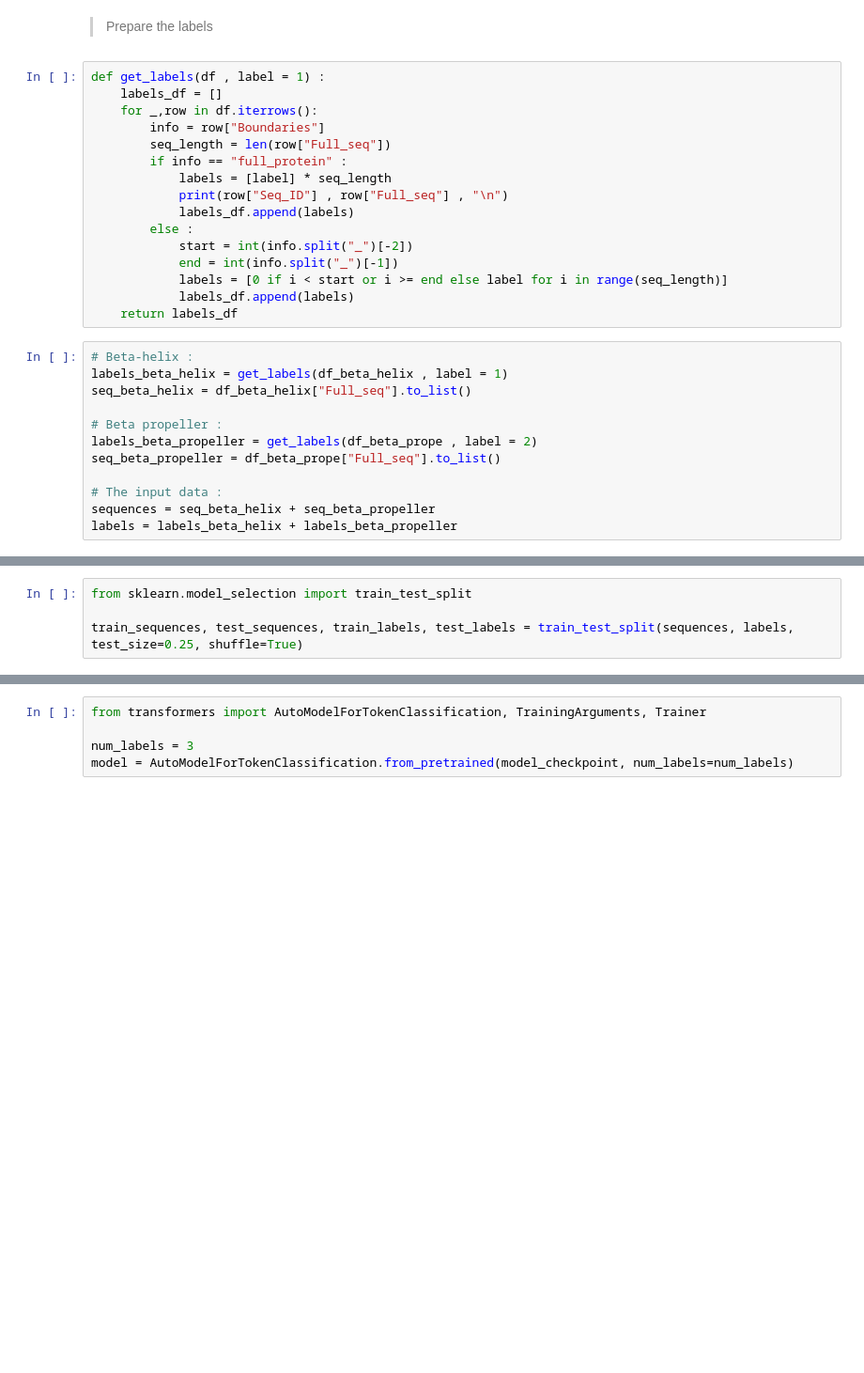
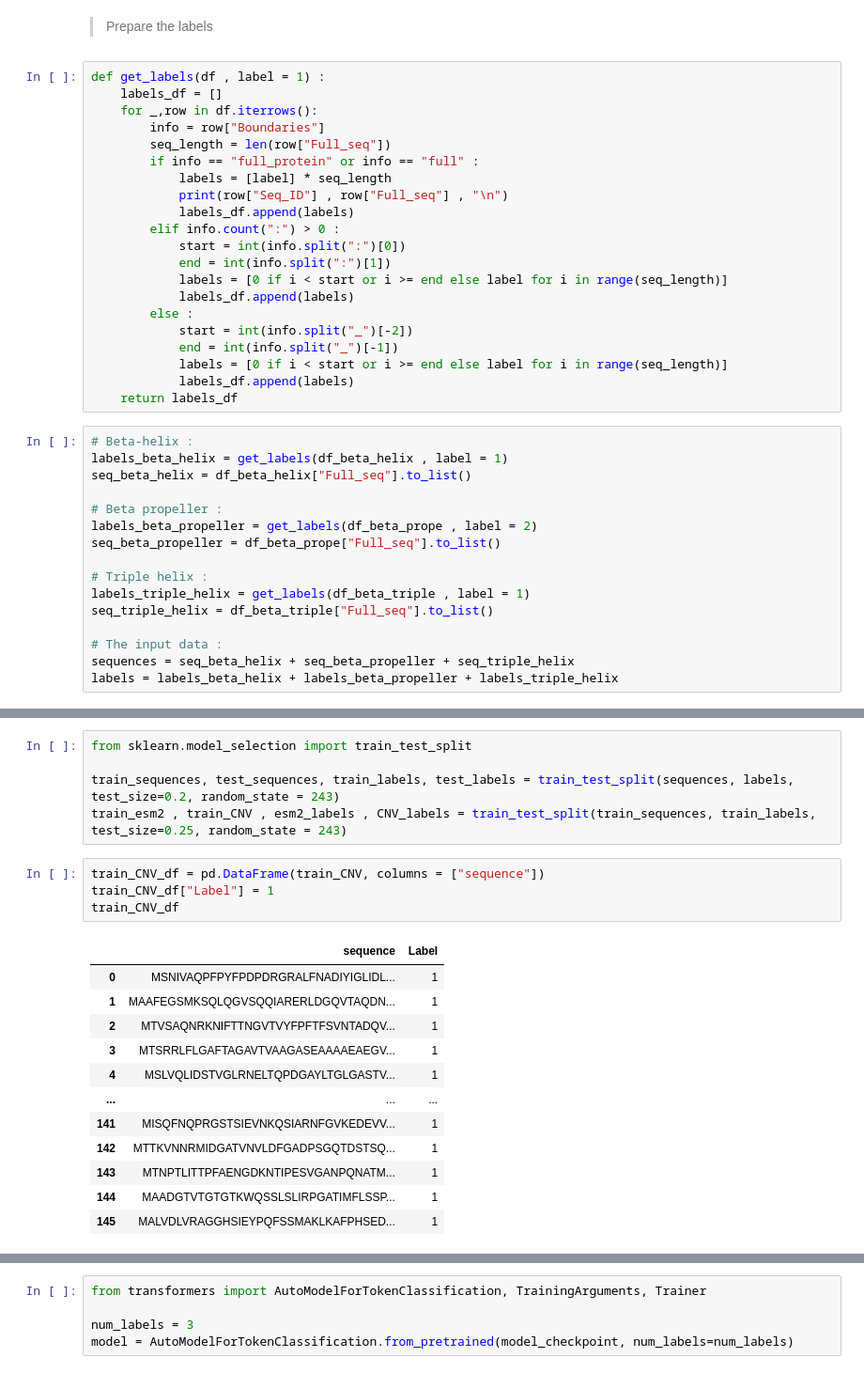
Before and after one commit to dimiboeckaerts/DepoScope, a Jupyter notebook: scripts_clean/VI.PT1_esm2_FineTuning_Token_class.ipynb, the cells around one changed output, grey strips where cells are left out. Shown at 94% size. Cells and saved outputs as stored; diff of their text form; blank space fills up the shorter version.

```diff
--- a/scripts_clean/VI.PT1_esm2_FineTuning_Token_class.ipynb
+++ b/scripts_clean/VI.PT1_esm2_FineTuning_Token_class.ipynb
@@ -76,9 +105,14 @@ def get_labels(df , label = 1) :
     for _,row in df.iterrows():
         info = row["Boundaries"]
         seq_length = len(row["Full_seq"])
-        if info == "full_protein" :
+        if info == "full_protein" or info == "full" :
             labels = [label] * seq_length
             print(row["Seq_ID"] , row["Full_seq"] , "\n")
+            labels_df.append(labels)
+        elif info.count(":") > 0 :
+            start = int(info.split(":")[0])
+            end = int(info.split(":")[1])
+            labels = [0 if i < start or i >= end else label for i in range(seq_length)]
             labels_df.append(labels)
         else :
             start = int(info.split("_")[-2])
@@ -95,9 +129,13 @@ seq_beta_helix = df_beta_helix["Full_seq"].to_list()
 labels_beta_propeller = get_labels(df_beta_prope , label = 2)
 seq_beta_propeller = df_beta_prope["Full_seq"].to_list()
 
+# Triple helix :
+labels_triple_helix = get_labels(df_beta_triple , label = 1)
+seq_triple_helix = df_beta_triple["Full_seq"].to_list()
+
 # The input data :
-sequences = seq_beta_helix + seq_beta_propeller
-labels = labels_beta_helix + labels_beta_propeller
+sequences = seq_beta_helix + seq_beta_propeller + seq_triple_helix
+labels = labels_beta_helix + labels_beta_propeller + labels_triple_helix
 # %% [output]
 phagedepo__1110 MLQRLSAYLVKYKSKLTGTIERLLSDKLSDTIDVADFGVTPSSNDNRQALQAAFNAVRVLGGGTVLVTKAGKYKLSGTVEIFANTHFKVAKGVTFVRDYETGDTLFRLSQGQASNVTVSGGIYEGNGHTKGDTPFVVFASTSNNDLKFEGITVNNVVDYHAIDLADWNNVVIRDCKFLGFKNTG ...
 
@@ -122,4 +179,22 @@ phagedepo__17 MYAVKDAIQDFTDLPYYAKPGMILQITGEEGDTLSDYYVNFVANGVWKETVGPGVKLGLDNSTMPH
 # %%
 from sklearn.model_selection import train_test_split
 
-train_sequences, test_sequences, train_labels, test_labels = train_test_split(sequences, labels, test_size=0.25, shuffle=True)
+train_sequences, test_sequences, train_labels, test_labels = train_test_split(sequences, labels, test_size=0.2, random_state = 243)
+train_esm2 , train_CNV , esm2_labels , CNV_labels = train_test_split(train_sequences, train_labels, test_size=0.25, random_state = 243)
+# %%
+train_CNV_df = pd.DataFrame(train_CNV, columns = ["sequence"])
+train_CNV_df["Label"] = 1
+train_CNV_df
+# %% [output]
+|  | sequence | Label |
+| 0 | MSNIVAQPFPYFPDPDRGRALFNADIYIGLIDL... | 1 |
+| 1 | MAAFEGSMKSQLQGVSQQIARERLDGQVTAQDN... | 1 |
+| 2 | MTVSAQNRKNIFTTNGVTVYFPFTFSVNTADQV... | 1 |
+| 3 | MTSRRLFLGAFTAGAVTVAAGASEAAAAEAEGV... | 1 |
+| 4 | MSLVQLIDSTVGLRNELTQPDGAYLTGLGASTV... | 1 |
+| ... | ... | ... |
+| 141 | MISQFNQPRGSTSIEVNKQSIARNFGVKEDEVV... | 1 |
+| 142 | MTTKVNNRMIDGATVNVLDFGADPSGQTDSTSQ... | 1 |
+| 143 | MTNPTLITTPFAENGDKNTIPESVGANPQNATM... | 1 |
+| 144 | MAADGTVTGTGTKWQSSLSLIRPGATIMFLSSP... | 1 |
+| 145 | MALVDLVRAGGHSIEYPQFSSMAKLKAFPHSED... | 1 |
```
Also changed, not shown: parts of 26 cells of this notebook, 13 other files.
